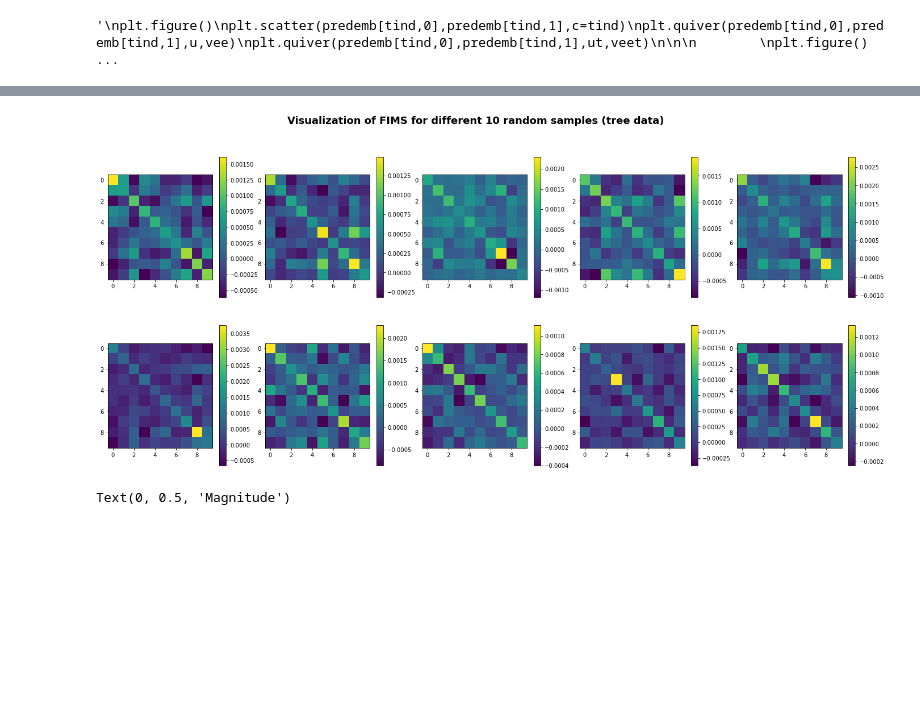
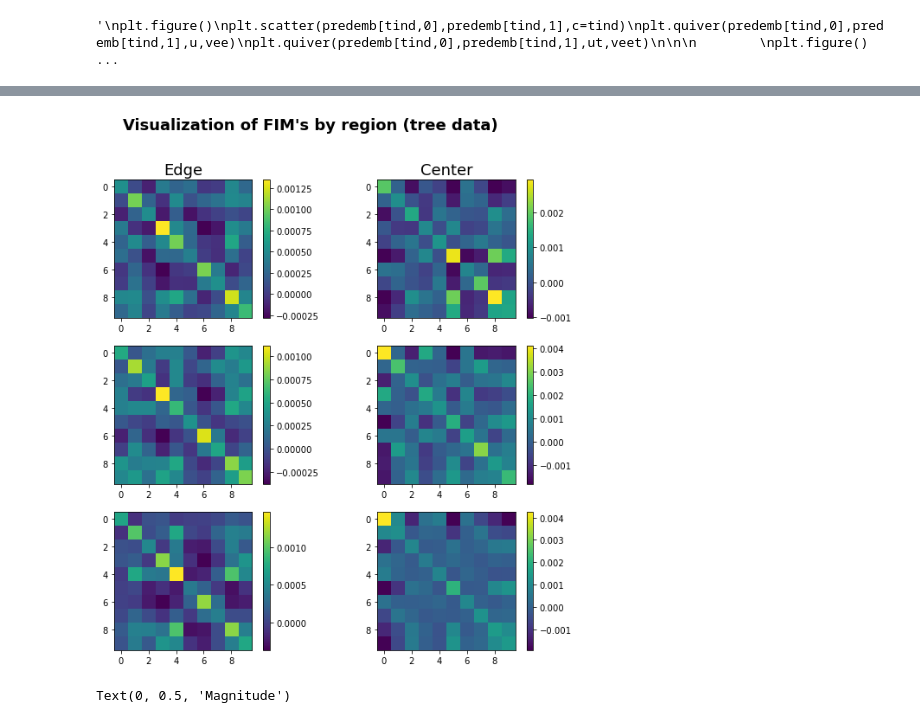
Before and after one commit to guillaumehu/phate_fim, a Jupyter notebook: notebooks/df-test-autoencoder.ipynb, the cells around one changed output, grey strips where cells are left out. Drawn from its saved outputs; the diff is of its cells as text; code cells hidden in the pictures; blank space fills up the shorter version.

```diff
--- a/notebooks/df-test-autoencoder.ipynb
+++ b/notebooks/df-test-autoencoder.ipynb
@@ -32,7 +34,7 @@ import math
 # %%
 # Data Parameters
 dataset = "tree"
-n_obs = 3000
+n_obs = 1500
 n_dim = 10
 batch_size = 100
 
@@ -188,16 +194,23 @@ Text(0, 0.5, 'PHATE axis 2')
 [figure]
 # %%
 #Compute FIM
-n_obs = predemb.shape[0]
+n_obs = tree_data.shape[0]
 model.cuda()
 fcn = model.encode
 fisher = FIM(tree_data,fcn,n_obs,n_dim,emb_dim,pred)
 fishermat, J = fisher.fit()
 e,v = fisher.get_eigs()
+
 #quad = fisher.get_quadform(e[0,:])
-eone = np.zeros((v.shape[2])) #dimensionality of eigenvectors
-eone[0] = 1
-quad = fisher.get_quadform(eone)
-volume = fisher.get_volume()
+#eone = np.zeros((v.shape[2])) #dimensionality of eigenvectors
+#eone[0] = 1
+#quad = fisher.get_quadform(eone)
+#volume = fisher.get_volume()
+
+#Projecting eigenvectors to two dimensions for visualization
+tvec = torch.unsqueeze(torch.tensor(v[:,:,0]).float().cuda(),0)
+model.eval()
+vout = model.encode(tvec).squeeze()
+neivec = mds_operator.fit_transform(vout.detach().cpu().numpy())
 # %%
 #Debugging/Nonsense Code
@@ -378,13 +380,38 @@ plt.savefig("FIM_tree.png")
 # %%
 
-plt.figure(figsize = (24,10))
-plt.suptitle("Visualization of FIMS for different 10 random samples (tree data)",fontsize=18,fontweight='bold')
-for i in range(len(rint)):
-    plt.subplot(2,5,i+1)
-    plt.imshow(fishermat[rint[i],:,:])
-    plt.colorbar()
+
+#Compute and sort embedding distances
+distind = np.argsort(np.linalg.norm(predemb,ord=2,axis=1))
+
+plt.figure(figsize = (10,10))
+plt.suptitle("Visualization of FIM's by region (tree data)",fontsize=18,fontweight='bold')
+
+a = int(len(distind)) -1
+
+for i in range(6):
+    plt.subplot(3,2,i+1)
+
+    if i == 1 or i == 3 or i == 5:
+        if i == 1:
+            plt.title("Center",fontsize=18)
+        plt.imshow(fishermat[distind[i],:,:])
+        plt.colorbar()
+
+    else:
+        if i == 0:
+            plt.title("Edge",fontsize=18)
+        plt.imshow(fishermat[distind[a],:,:])
+        plt.colorbar()
+
+    a = a - 1
+
+plt.savefig("Figures/5_300_tree_regional_FIMs_1_1.png")
+
+#plt.figure()
+#plt.scatter(predemb[:,0],predemb[:,1])
+#plt.scatter(predemb[distind[1400:],0],predemb[distind[1400:],1],c='red')
 # %% [output]
-[figure, old version]
+[figure, new version]
 # %%
 
 #More eigenvector/eigenvalue analysis of FIM
```
Also changed, not shown: parts of 17 cells of this notebook, 16 other files.
